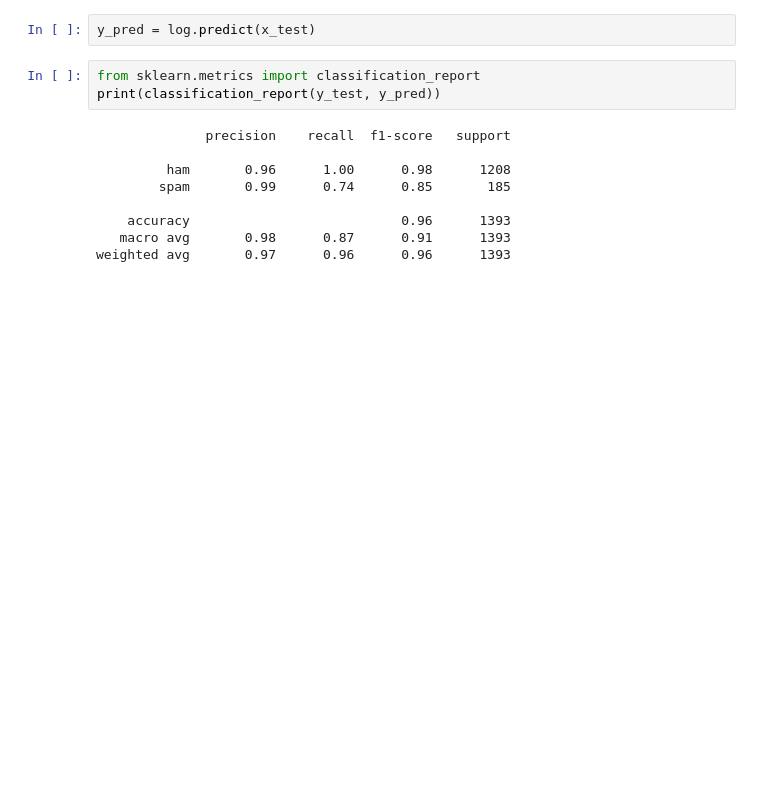
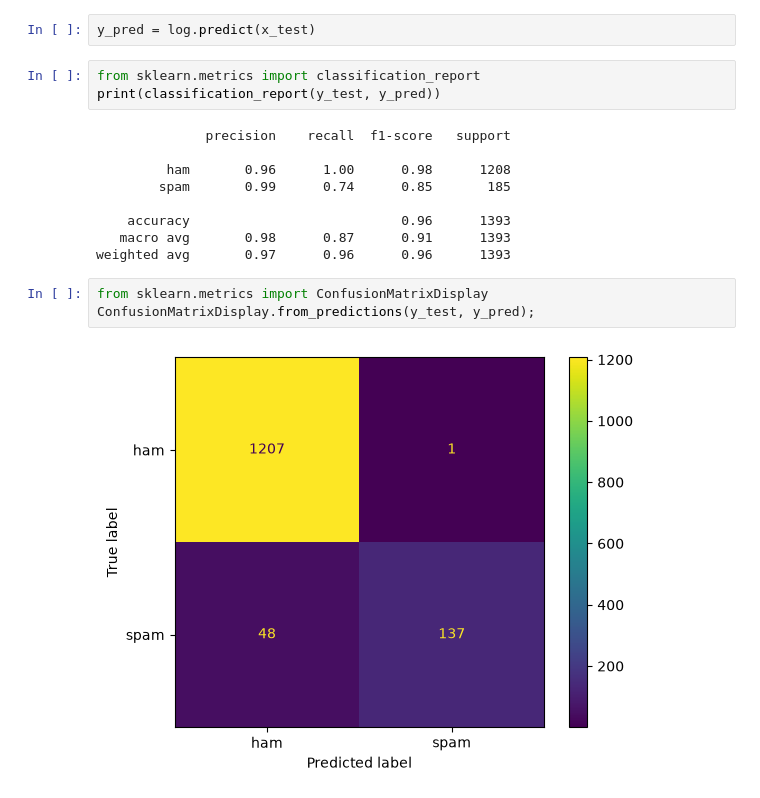
Before and after one commit to AdityaThakare72/NLP_DVVP_Ahilyanagar, a Jupyter notebook: Group_B/B1_NB_LOG_SMSSpam.ipynb, the cells around one changed output. Cells and saved outputs as stored; diff of their text form; blank space fills up the shorter version.

```diff
--- a/Group_B/B1_NB_LOG_SMSSpam.ipynb
+++ b/Group_B/B1_NB_LOG_SMSSpam.ipynb
@@ -286,3 +307,8 @@ print(classification_report(y_test, y_pred))
     accuracy                           0.96      1393
    macro avg       0.98      0.87      0.91      1393
 weighted avg       0.97      0.96      0.96      1393
+# %%
+from sklearn.metrics import ConfusionMatrixDisplay
+ConfusionMatrixDisplay.from_predictions(y_test, y_pred);
+# %% [output]
+[figure, added]
```
Also changed, not shown: parts of 5 cells of this notebook, 4 other files.
